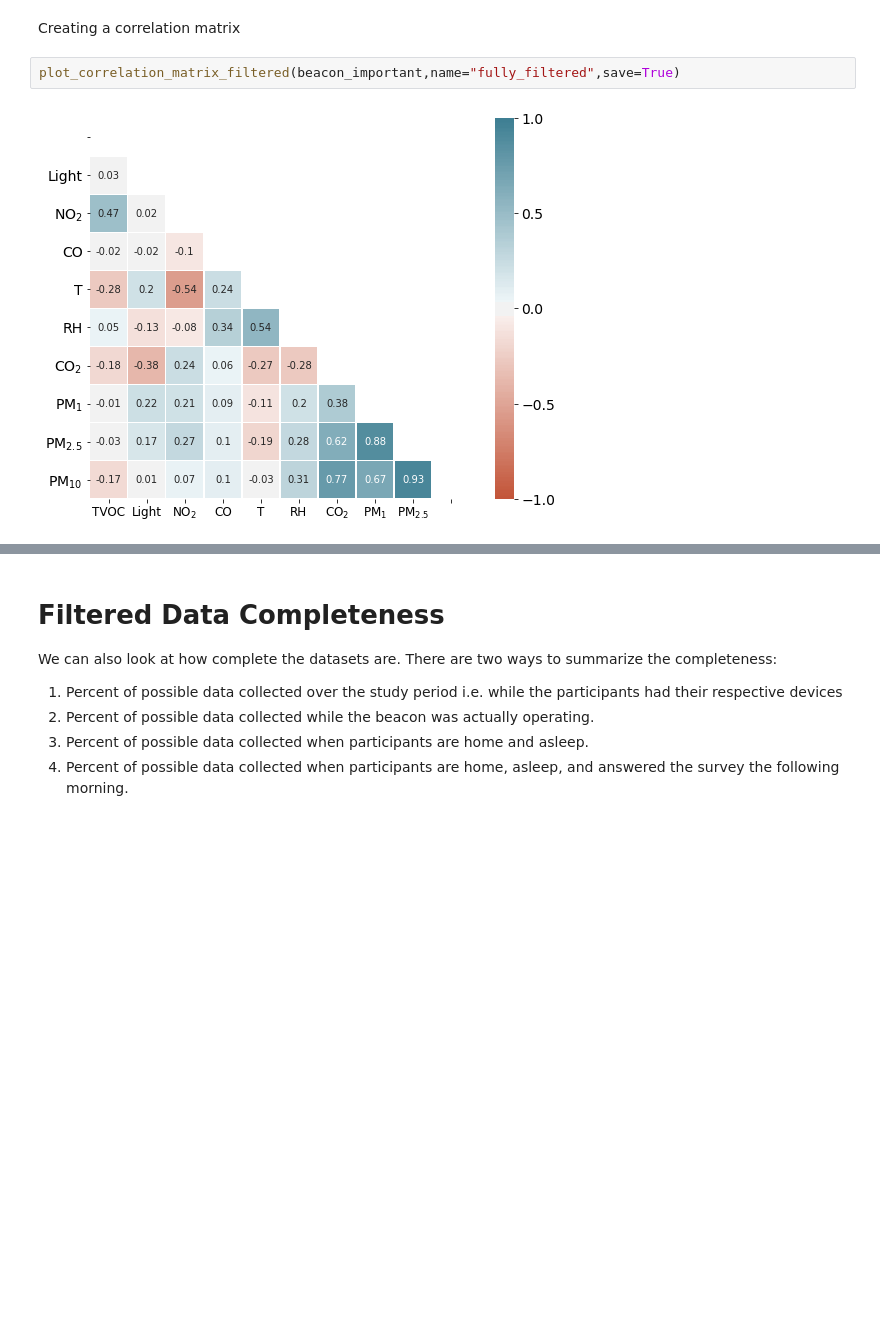
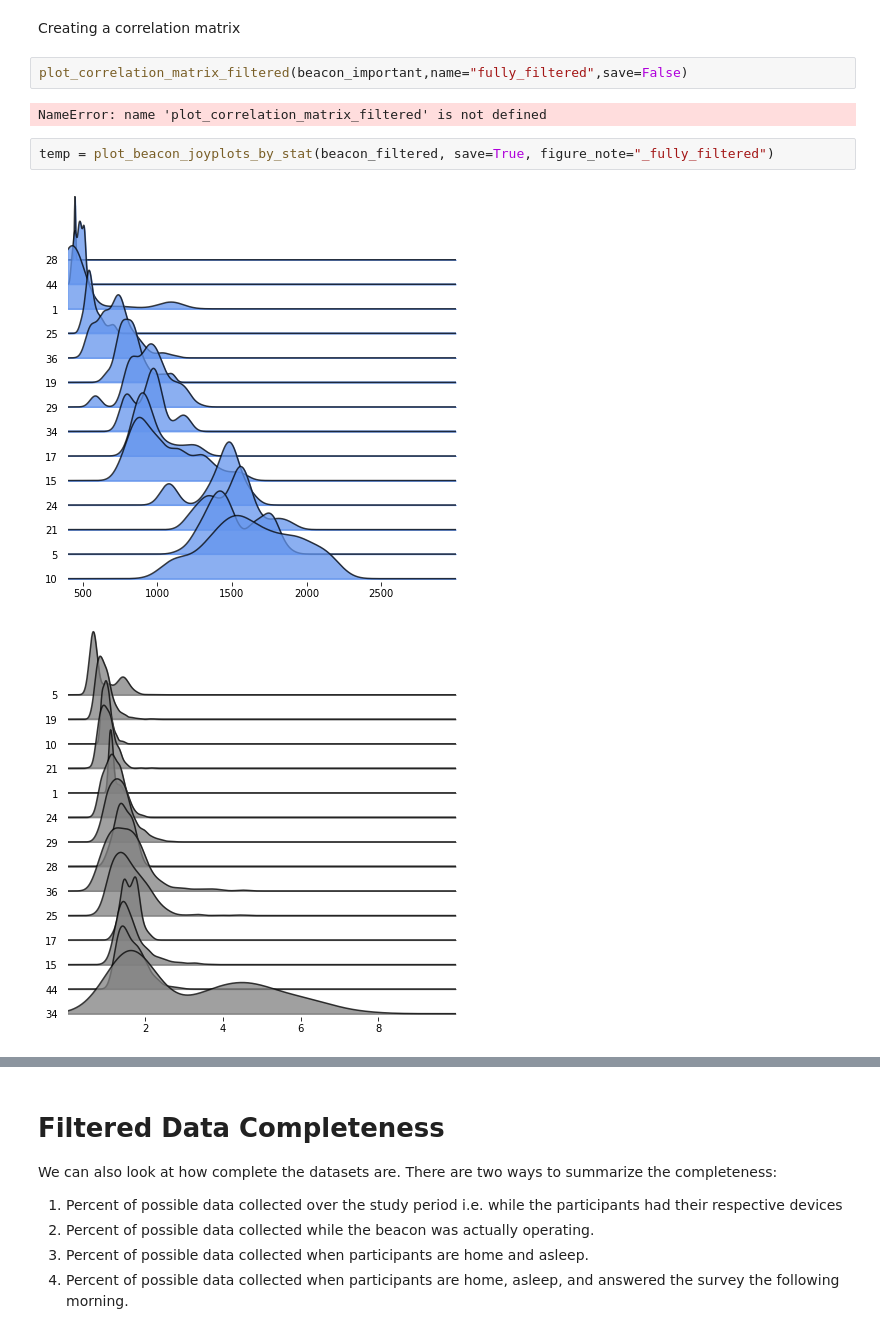
Before and after one commit to intelligent-environments-lab/utx000, a Jupyter notebook: notebooks/4.1.1-hef-beacon-summary.ipynb, the cells around one changed output, grey strips where cells are left out. Cells and saved outputs as stored; diff of their text form; blank space fills up the shorter version.

```diff
--- a/notebooks/4.1.1-hef-beacon-summary.ipynb
+++ b/notebooks/4.1.1-hef-beacon-summary.ipynb
@@ -737,6 +744,11 @@ stats_df
 # %% [markdown]
 Creating a correlation matrix
 # %%
-plot_correlation_matrix_filtered(beacon_important,name="fully_filtered",save=True)
+plot_correlation_matrix_filtered(beacon_important,name="fully_filtered",save=False)
 # %% [output]
-[figure, removed]
+NameError: name 'plot_correlation_matrix_filtered' is not defined
+# %%
+temp = plot_beacon_joyplots_by_stat(beacon_filtered, save=True, figure_note="_fully_filtered")
+# %% [output]
+[figure, added]
+[figure, added]
```
Also changed, not shown: parts of 9 cells of this notebook.
